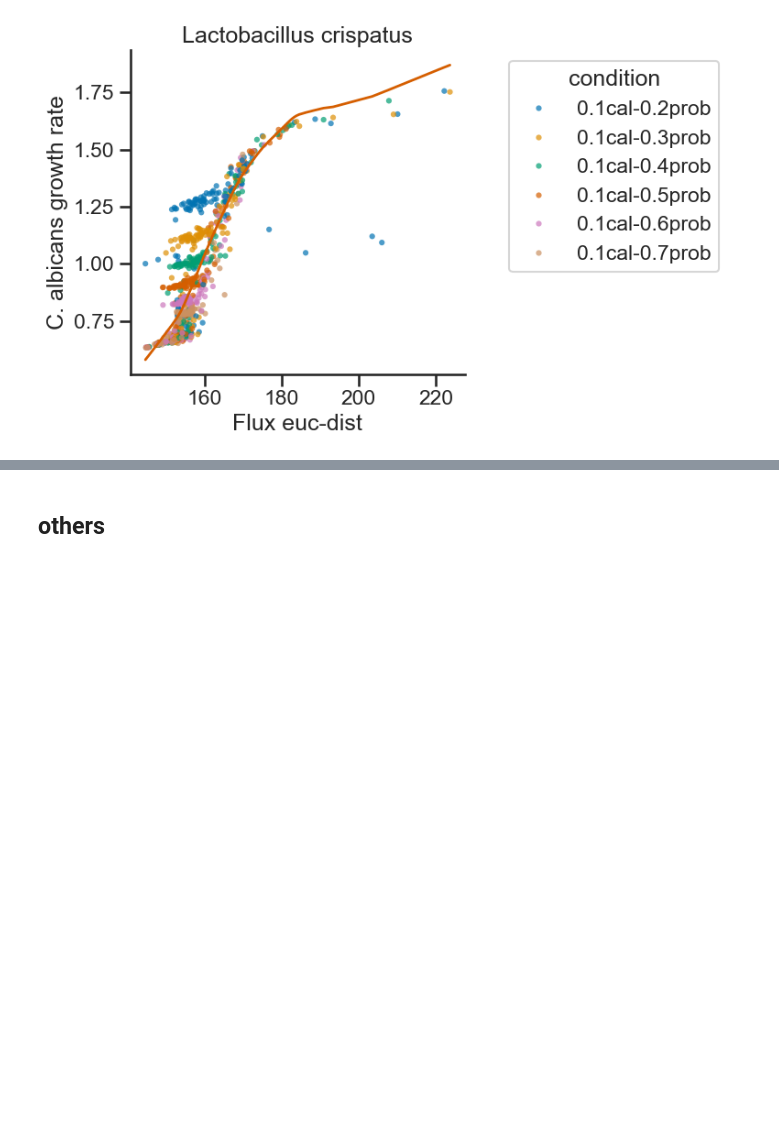
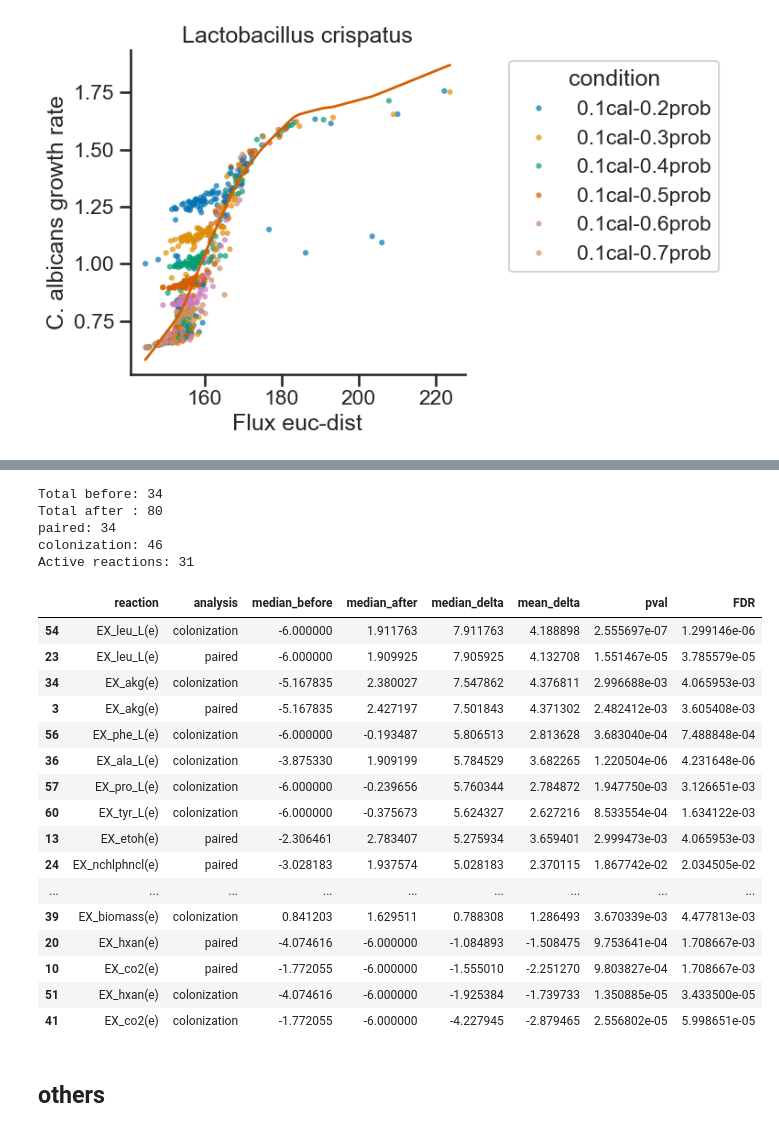
Before and after one commit to sylviameng0703/candida_invade_MCMMs, a Jupyter notebook: scripts/notebooks/micom_analysis.ipynb, the cells around one changed output, grey strips where cells are left out. Drawn from its saved outputs; the diff is of its cells as text; code cells hidden in the pictures; blank space fills up the shorter version.

```diff
--- a/scripts/notebooks/micom_analysis.ipynb
+++ b/scripts/notebooks/micom_analysis.ipynb
@@ -2566,0 +3141,8 @@ plt.show()
+# %%
+prob_exprts=prob_export_flux.reset_index()
+prob_lac_exprts=prob_exprts[prob_exprts.level_1=='Lactobacillus_crispatus']
+prob_lac_rate=growth_rates_prob[growth_rates_prob.compartments=='Lactobacillus_crispatus']
+prob_lac_export=pd.merge(prob_lac_exprts,prob_lac_rate,left_on='level_0',right_on='sample')
+prob_lac_export=prob_lac_export.drop(['level_0','level_1'],axis=1)
+prob_lac_export['log_growth']=np.log10(prob_lac_export.growth_rate)
+prob_lac_export
@@ -2566,0 +3163,8 @@ plt.show()
+# %%
+lac_export_grouped = lac_exprts.copy()
+lac_export_grouped['group'] = lac_export_grouped['sample'].apply(group_key)
+prob_lac_export_grouped = prob_lac_export.copy()
+prob_lac_export_grouped['group'] = prob_lac_export_grouped['sample'].apply(group_key2)
+# %%
+lac_export_VVC = lac_export_grouped[lac_export_grouped.group.isin(['AVVC', 'CVVC'])]
+prob_lac_export_VVC = prob_lac_export_grouped[prob_lac_export_grouped.group.isin(['AVVC+prob', 'CVVC+prob'])]
@@ -2567,3 +3198,34 @@ plt.show()
+# %%
+lac_stats_export, lac_sig_export = micom_flux_pipeline(
+    lac_export_VVC, prob_lac_export_VVC
+)
+# %% [output]
+Total before: 34
+Total after : 80
+paired: 34
+colonization: 46
+Active reactions: 31
+# %%
+# lac_sig_export.to_csv('/Users/mengya/SDU/GSMM/mt_project/results_new/lac_sig_export.csv',index=False)
+lac_sig_export
+# %% [output]
+|  | reaction | analysis | median_before | median_after | median_delta | mean_delta | pval | FDR |
+| 54 | EX_leu_L(e) | colonization | -6.000000 | 1.911763 | 7.911763 | 4.188898 | 2.555697e-07 | 1.299146e-06 |
+| 23 | EX_leu_L(e) | paired | -6.000000 | 1.909925 | 7.905925 | 4.132708 | 1.551467e-05 | 3.785579e-05 |
+| 34 | EX_akg(e) | colonization | -5.167835 | 2.380027 | 7.547862 | 4.376811 | 2.996688e-03 | 4.065953e-03 |
+| 3 | EX_akg(e) | paired | -5.167835 | 2.427197 | 7.501843 | 4.371302 | 2.482412e-03 | 3.605408e-03 |
+| 56 | EX_phe_L(e) | colonization | -6.000000 | -0.193487 | 5.806513 | 2.813628 | 3.683040e-04 | 7.488848e-04 |
+| 36 | EX_ala_L(e) | colonization | -3.875330 | 1.909199 | 5.784529 | 3.682265 | 1.220504e-06 | 4.231648e-06 |
+| 57 | EX_pro_L(e) | colonization | -6.000000 | -0.239656 | 5.760344 | 2.784872 | 1.947750e-03 | 3.126651e-03 |
+| 60 | EX_tyr_L(e) | colonization | -6.000000 | -0.375673 | 5.624327 | 2.627216 | 8.533554e-04 | 1.634122e-03 |
+| 13 | EX_etoh(e) | paired | -2.306461 | 2.783407 | 5.275934 | 3.659401 | 2.999473e-03 | 4.065953e-03 |
+| 24 | EX_nchlphncl(e) | paired | -3.028183 | 1.937574 | 5.028183 | 2.370115 | 1.867742e-02 | 2.034505e-02 |
+| ... | ... | ... | ... | ... | ... | ... | ... | ... |
+| 39 | EX_biomass(e) | colonization | 0.841203 | 1.629511 | 0.788308 | 1.286493 | 3.670339e-03 | 4.477813e-03 |
+| 20 | EX_hxan(e) | paired | -4.074616 | -6.000000 | -1.084893 | -1.508475 | 9.753641e-04 | 1.708667e-03 |
+| 10 | EX_co2(e) | paired | -1.772055 | -6.000000 | -1.555010 | -2.251270 | 9.803827e-04 | 1.708667e-03 |
+| 51 | EX_hxan(e) | colonization | -4.074616 | -6.000000 | -1.925384 | -1.739733 | 1.350885e-05 | 3.433500e-05 |
+| 41 | EX_co2(e) | colonization | -1.772055 | -6.000000 | -4.227945 | -2.879465 | 2.556802e-05 | 5.998651e-05 |
 # %% [markdown]
 ## others
 # %%
```
Also changed, not shown: parts of 50 cells of this notebook.
